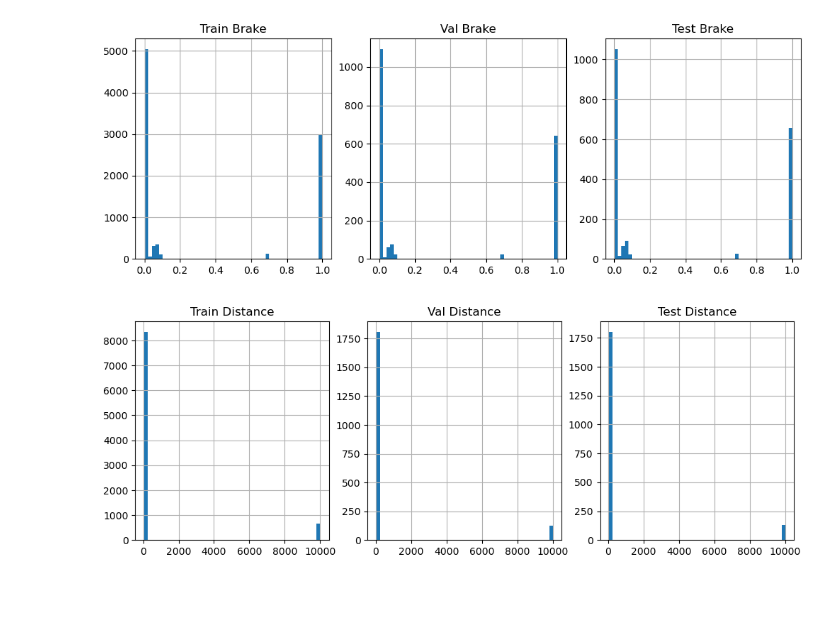
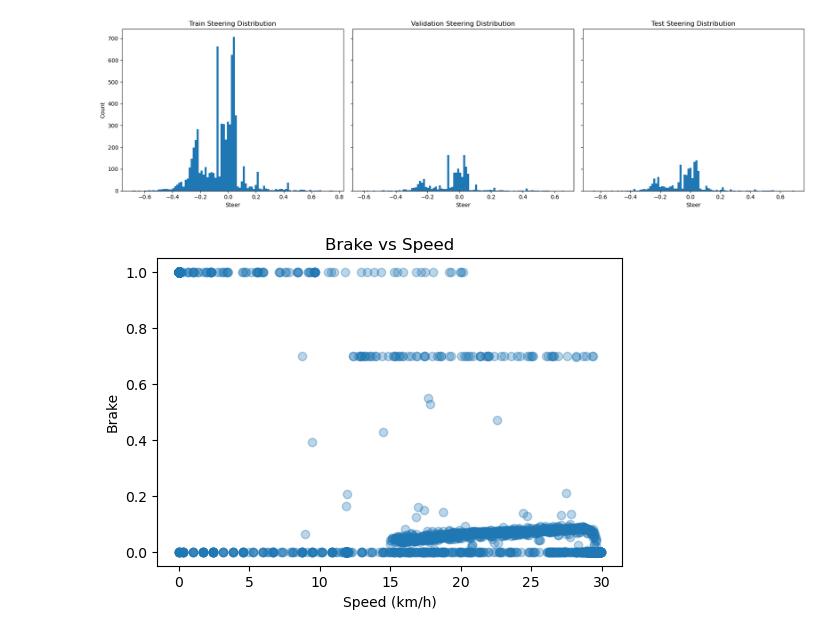
Before and after one commit to Nanditautekar/End-to-End-Deep-Learning-for-Autonomous-Driving, a Jupyter notebook: notebooks/eda_hfstream_split.ipynb, the cells around one changed output. Drawn from its saved outputs; the diff is of its cells as text; code cells hidden in the pictures; blank space fills up the shorter version.

```diff
--- a/notebooks/eda_hfstream_split.ipynb
+++ b/notebooks/eda_hfstream_split.ipynb
@@ -60,17 +98,36 @@ Min nearest dist: 43.81861882925882
 # %%
-plt.figure(figsize=(12,4))
-plt.subplot(1,3,1); df_train["brake"].hist(bins=50); plt.title("Train Brake")
-plt.subplot(1,3,2); df_val["brake"].hist(bins=50); plt.title("Val Brake")
-plt.subplot(1,3,3); df_test["brake"].hist(bins=50); plt.title("Test Brake")
+# Train Steering Angle Distribution
+
+fig, axes = plt.subplots(1, 3, figsize=(18, 5), sharey=True)
+
+bins = 100
+
+axes[0].hist(df_train["steer"], bins=bins)
+axes[0].set_title("Train Steering Distribution")
+axes[0].set_xlabel("Steer")
+axes[0].set_ylabel("Count")
+
+axes[1].hist(df_val["steer"], bins=bins)
+axes[1].set_title("Validation Steering Distribution")
+axes[1].set_xlabel("Steer")
+
+axes[2].hist(df_test["steer"], bins=bins)
+axes[2].set_title("Test Steering Distribution")
+axes[2].set_xlabel("Steer")
+
+plt.tight_layout()
 plt.show()
 # %% [output]
-[figure, old version]
+[figure, new version]
 # %%
-plt.figure(figsize=(12,4))
-plt.subplot(1,3,1); df_train["nearest_object_dist"].hist(bins=50); plt.title("Train Distance")
-plt.subplot(1,3,2); df_val["nearest_object_dist"].hist(bins=50); plt.title("Val Distance")
-plt.subplot(1,3,3); df_test["nearest_object_dist"].hist(bins=50); plt.title("Test Distance")
+# Brake vs speed
+
+plt.figure(figsize=(6,4))
+plt.scatter(df_train["speed_kmh"], df_train["brake"], alpha=0.3)
+plt.xlabel("Speed (km/h)")
+plt.ylabel("Brake")
+plt.title("Brake vs Speed")
 plt.show()
 # %% [output]
-[figure, old version]
+[figure, new version]
 # %%
```
Also changed, not shown: parts of 9 cells of this notebook, 12 other files.
